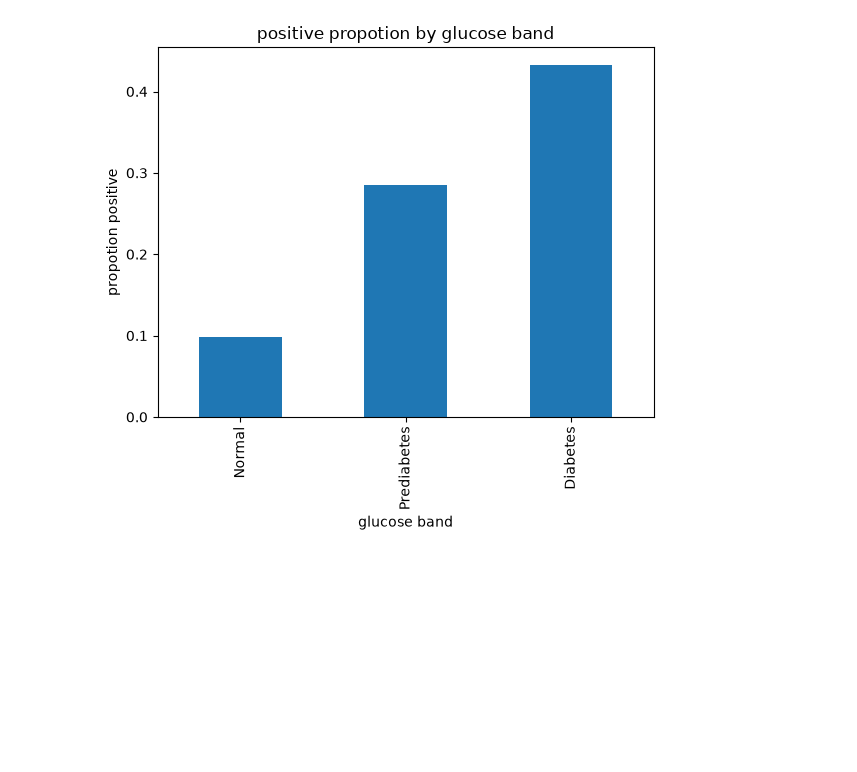
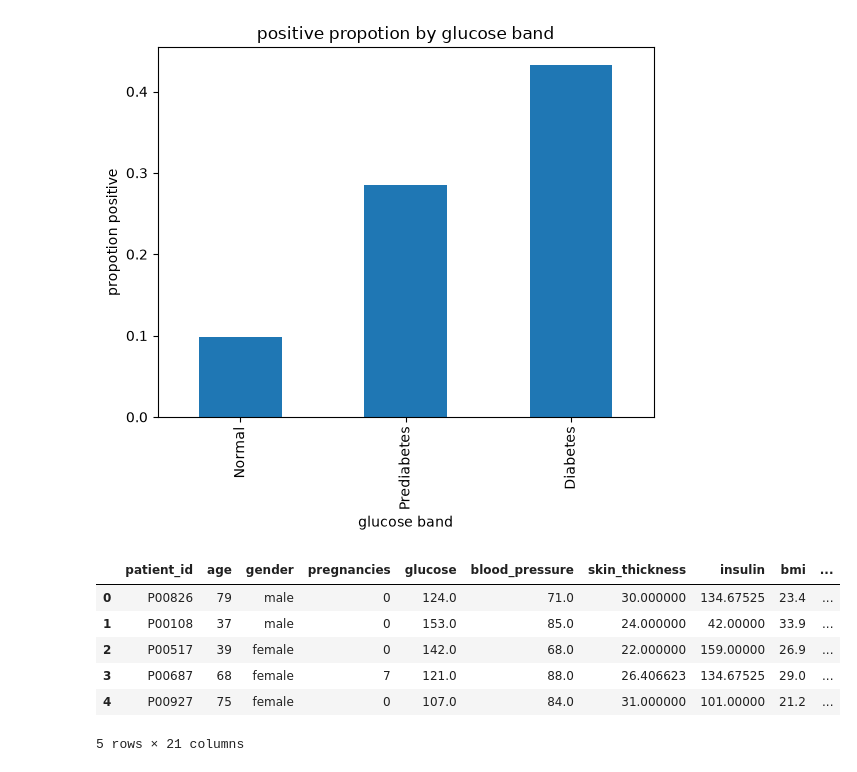
Before and after one commit to adnuu/project1-diabetes, a Jupyter notebook: notebook/adnan_d2.ipynb, the cells around one changed output. Drawn from its saved outputs; the diff is of its cells as text; code cells hidden in the pictures; blank space fills up the shorter version.

```diff
--- a/notebook/adnan_d2.ipynb
+++ b/notebook/adnan_d2.ipynb
@@ -313,0 +316,12 @@ plt.show()
+# %%
+df=pd.read_csv(r"C:\Users\adnan\OneDrive\Desktop\5TH SEM OJT\project 1_diabaties\data\processed\mohammed_adnan_p1w2_features.csv")
+# %%
+df.head()
+# %% [output]
+|  | patient_id | age | gender | pregnancies | glucose | blood_pressure | skin_thickness | insulin | bmi | ... |
+| 0 | P00826 | 79 | male | 0 | 124.0 | 71.0 | 30.000000 | 134.67525 | 23.4 | ... |
+| 1 | P00108 | 37 | male | 0 | 153.0 | 85.0 | 24.000000 | 42.00000 | 33.9 | ... |
+| 2 | P00517 | 39 | female | 0 | 142.0 | 68.0 | 22.000000 | 159.00000 | 26.9 | ... |
+| 3 | P00687 | 68 | female | 7 | 121.0 | 88.0 | 26.406623 | 134.67525 | 29.0 | ... |
+| 4 | P00927 | 75 | female | 0 | 107.0 | 84.0 | 31.000000 | 101.00000 | 21.2 | ... |
+5 rows × 21 columns
```
Also changed, not shown: parts of 1 cell of this notebook.
